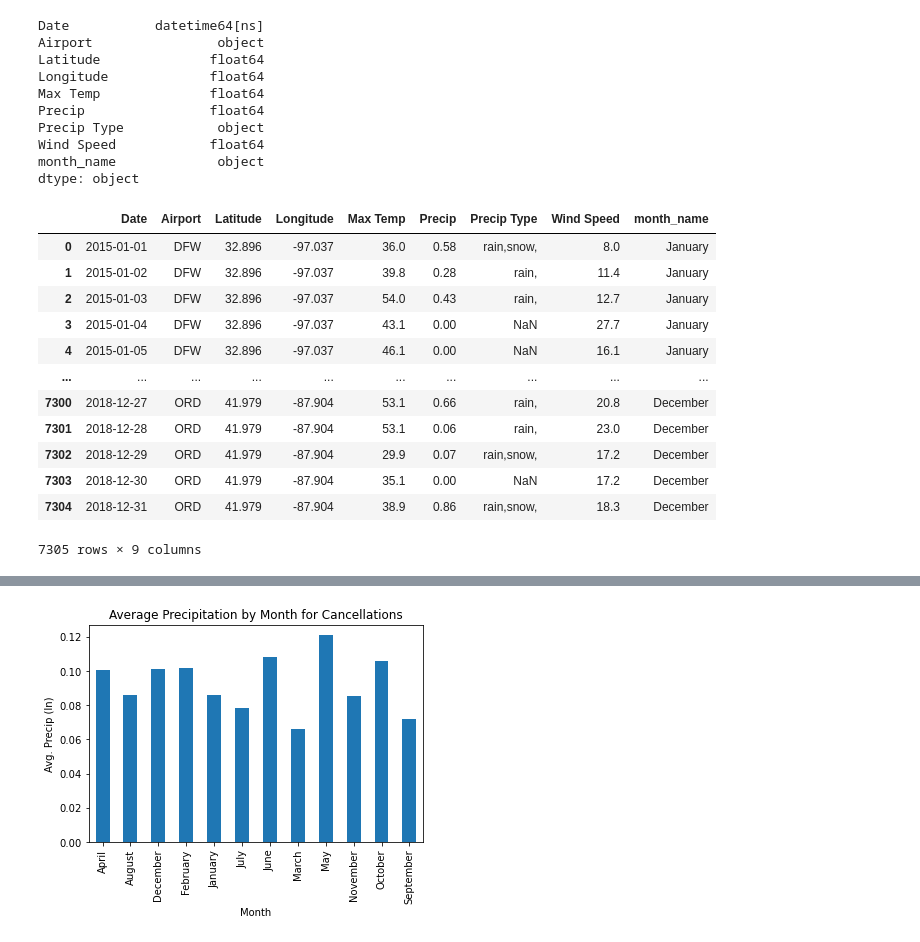
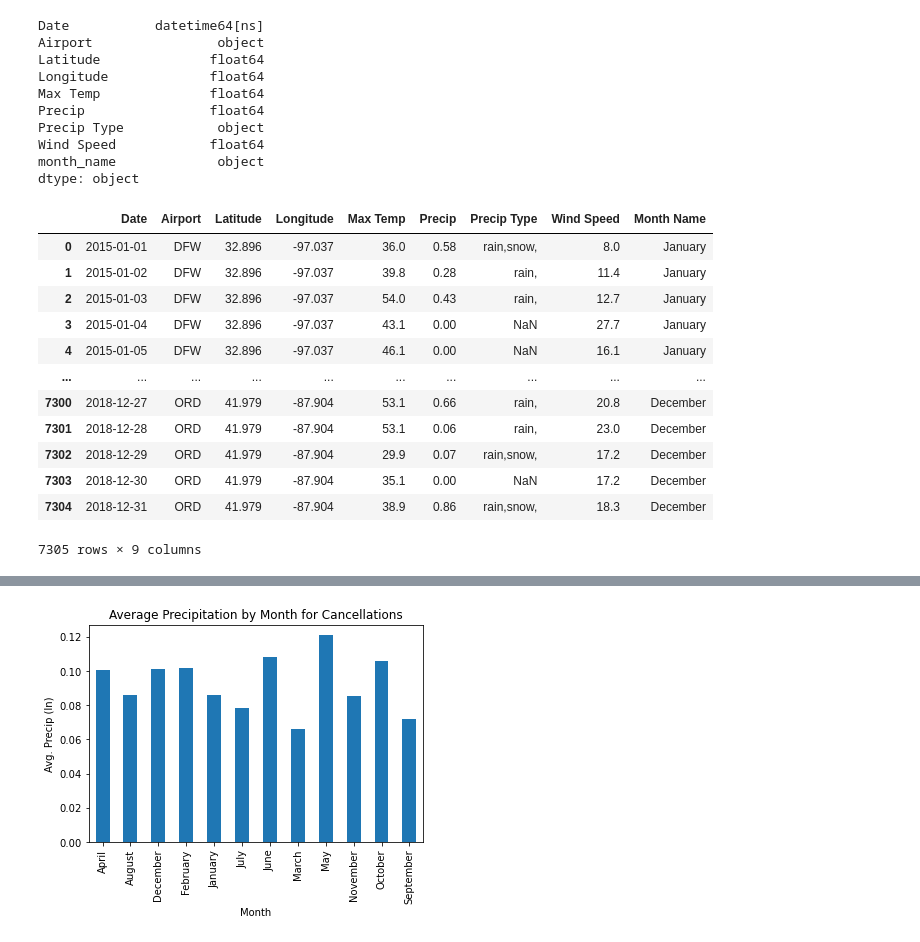
Before and after one commit to domingo-aj/Group-Project-1, a Jupyter notebook: dataviz_projectone_MG.ipynb, the cells around one changed output, grey strips where cells are left out. Drawn from its saved outputs; the diff is of its cells as text; code cells hidden in the pictures.

```diff
--- a/dataviz_projectone_MG.ipynb
+++ b/dataviz_projectone_MG.ipynb
@@ -201,10 +201,10 @@ Wind Speed            float64
 month_name             object
 dtype: object
 # %%
-weather_summary['month_name'] = weather_summary['Date'].dt.month_name()
+weather_summary['Month Name'] = weather_summary['Date'].dt.month_name()
 weather_summary
 # %% [output]
-|  | Date | Airport | Latitude | Longitude | Max Temp | Precip | Precip Type | Wind Speed | month_name |
+|  | Date | Airport | Latitude | Longitude | Max Temp | Precip | Precip Type | Wind Speed | Month Name |
 | 0 | 2015-01-01 | DFW | 32.896 | -97.037 | 36.0 | 0.58 | rain,snow, | 8.0 | January |
 | 1 | 2015-01-02 | DFW | 32.896 | -97.037 | 39.8 | 0.28 | rain, | 11.4 | January |
 | 2 | 2015-01-03 | DFW | 32.896 | -97.037 | 54.0 | 0.43 | rain, | 12.7 | January |
```
Also changed, not shown: parts of 7 cells of this notebook.
